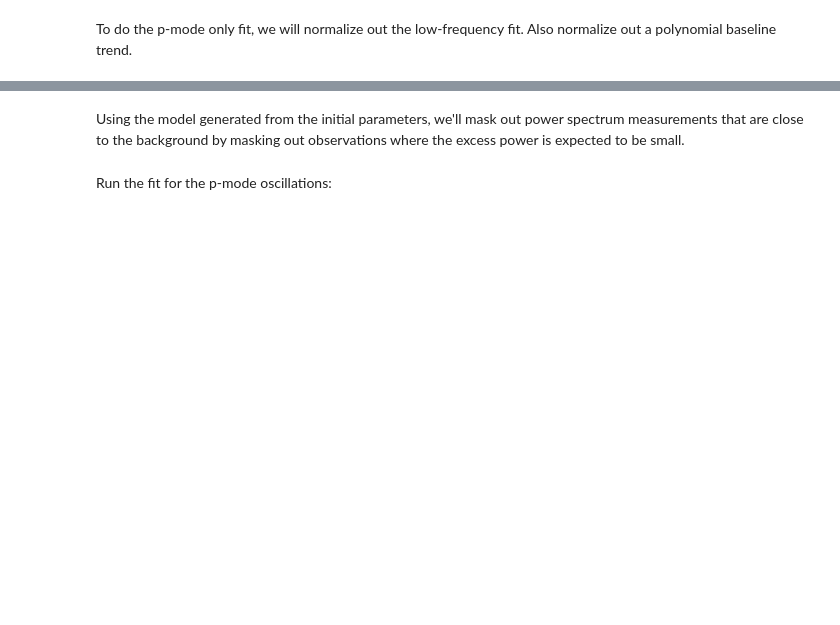
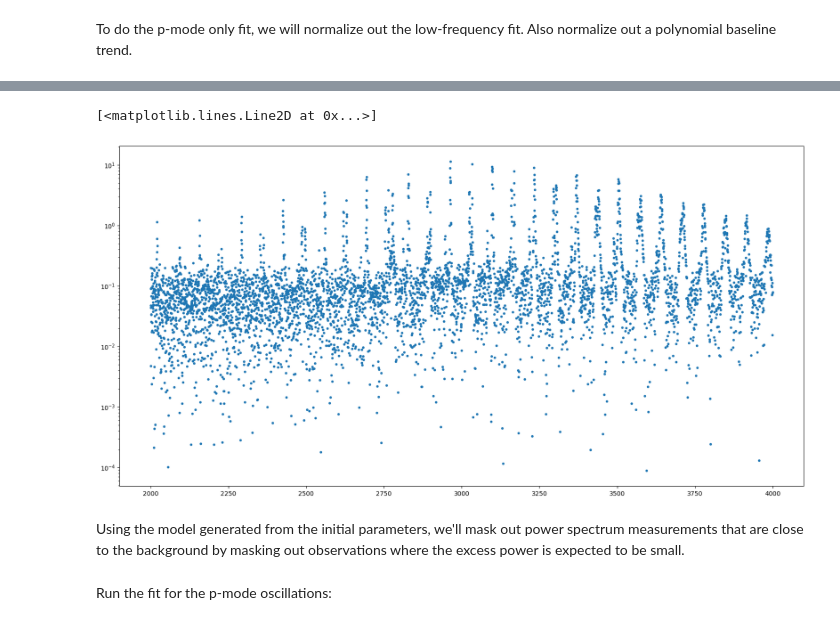
Before and after one commit to bmorris3/gadfly, a Jupyter notebook: notebooks/virgo_lc.ipynb, the cells around one changed output, grey strips where cells are left out. Drawn from its saved outputs; the diff is of its cells as text; code cells hidden in the pictures; blank space fills up the shorter version.

```diff
--- a/notebooks/virgo_lc.ipynb
+++ b/notebooks/virgo_lc.ipynb
@@ -408,3 +700,13 @@ p_mode_binned_normed = PowerSpectrum(p_mode_binned.frequency, poly_fit_y / norm_
+# %%
+fig = plt.figure(figsize=(20, 10))
+plt.semilogy(p_mode_binned_normed.frequency.value[near_modes], np.abs(p_mode_binned_normed.power.value[near_modes] - init_model[near_modes]) / p_mode_binned_normed.error.value[near_modes], '.')
+# plt.gca().set_yscale("linear")
+# plt.gca().set_xscale("linear")
+# plt.xlim([3000, 3050])  # l=2, l=0
+# plt.xlim([3070, 3110])  # l=3, l=1
+# %% [output]
+[<matplotlib.lines.Line2D at 0x...>]
+[figure, added]
 # %% [markdown]
 Using the model generated from the initial parameters, we'll mask out power spectrum measurements that are close to the background by masking out observations where the excess power is expected to be small.
 # %%
```
Also changed, not shown: parts of 46 cells of this notebook, 8 other files.
